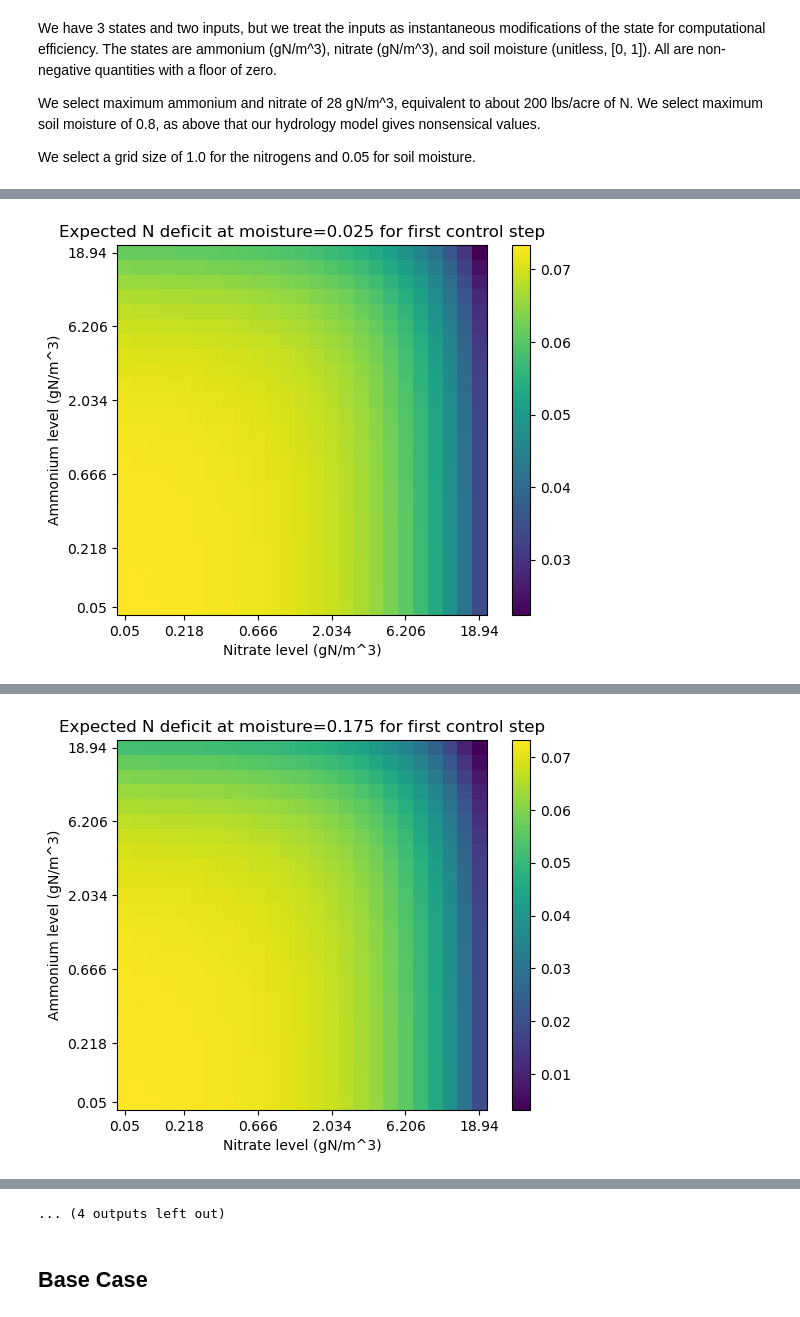
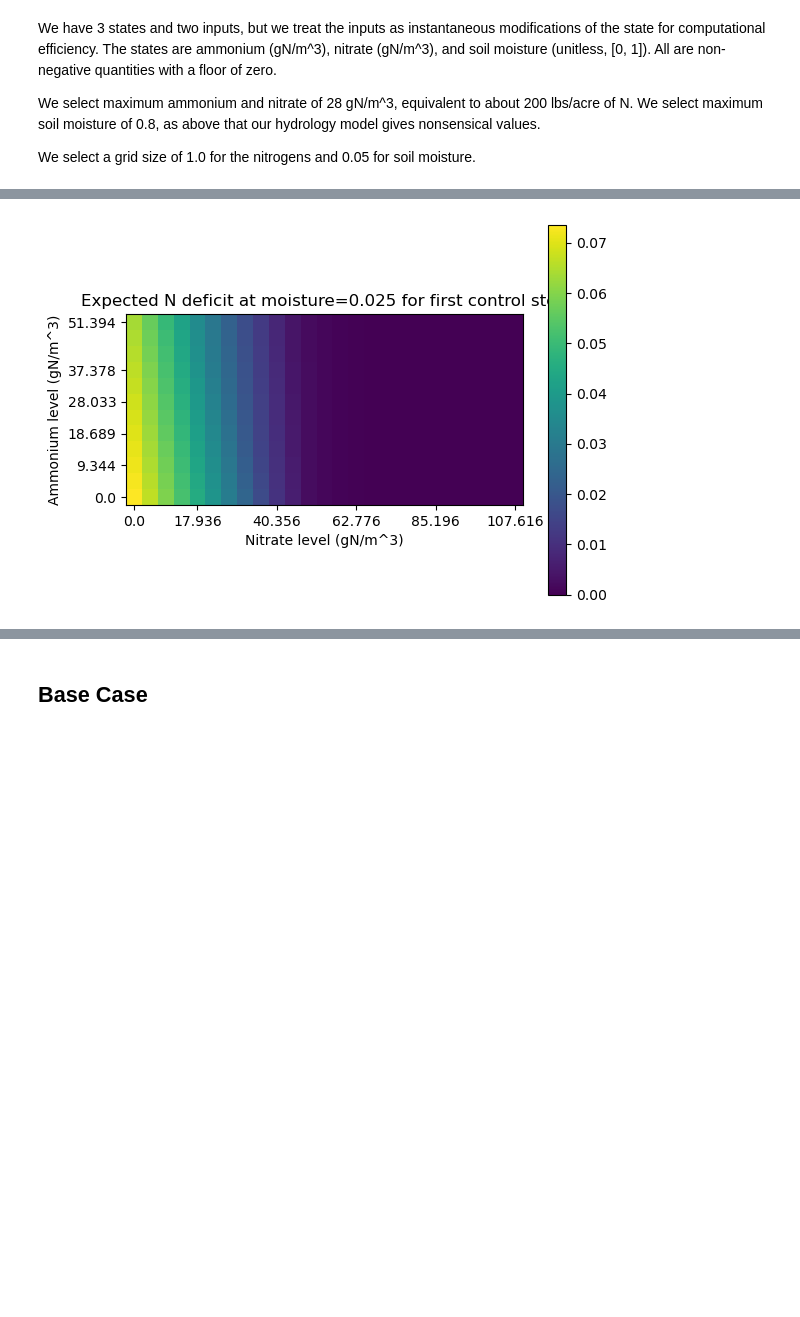
Before and after one commit to ryegleason/Optimal-Crop-Control, a Jupyter notebook: DPController.ipynb, the cells around one changed output, grey strips where cells are left out. Drawn from its saved outputs; the diff is of its cells as text; code cells hidden in the pictures; blank space fills up the shorter version.

```diff
--- a/DPController.ipynb
+++ b/DPController.ipynb
@@ -377,3 +400,12 @@ def accumulated_N_index_to_value(accumulated_N_idx: int) -> float:
 
 def single_step_accumulated_N_value_to_index(accumulated_N: float) -> int:
     return min(SINGLE_STEP_ACCUMULATED_N_NUM_STEPS - 1, int(accumulated_N / ACCUMULATED_N_GRID_SIZE))
+# %%
+minimum_moisture = indices_to_values(0, MOISTURE_NUM_STEPS - 2, 0, 0)[1]
+count = 0
+for i in range(1000):
+    rainfall = generate_rain(3)
+    leakage_rate_mm_per_day, _, _, _, _ = simulate_from_rain_through_SOM(rainfall, minimum_moisture)
+    if any(leakage_rate_mm_per_day > 0):
+        count += 1
+count
@@ -451,18 +497,22 @@ for i in range(NUM_CONTROL_STEPS):
 # %%
-def display_moisture_slice(array_slice: npt.NDArray[np.float64], title: str, point_nitrate = None, point_ammonium = None):
-    fig, ax = plt.subplots(1,1)
+def display_moisture_slice(array_slice: npt.NDArray[np.float64], title: str, from_nitrate: float = None, from_ammonium: float = None, to_nitrate: float = None, to_ammonium: float = None, fig: plt.Figure = None, ax: plt.Axes = None):
+    if fig is None or ax is None:
+        fig, ax = plt.subplots(1,1)
     img = ax.imshow(array_slice, origin='lower')
     fig.colorbar(img)
 
-    if point_nitrate is not None and point_ammonium is not None:
-        x_in_log_scale = math.log(point_nitrate / NITRATE_MINIMUM_CELL, NITRATE_SCALE_FACTOR)
-        y_in_log_scale = math.log(point_ammonium / AMMONIUM_MINIMUM_CELL, AMMONIUM_SCALE_FACTOR)
-        ax.plot([x_in_log_scale], [y_in_log_scale], 'o', color="pink")
+    if from_nitrate is not None and from_ammonium is not None:
+        ax.plot([from_nitrate / NITRATE_GRID_SIZE], [from_ammonium / AMMONIUM_GRID_SIZE], 'o', color="pink")
+        if to_nitrate is not None and to_ammonium is not None:
+            ax.plot([to_nitrate / NITRATE_GRID_SIZE], [to_ammonium / AMMONIUM_GRID_SIZE], 'o', color="pink")
+            # ax.arrow(from_nitrate, from_ammonium, to_nitrate - from_nitrate, to_ammonium - from_ammonium)
+            ax.annotate("", xytext=(from_nitrate / NITRATE_GRID_SIZE, from_ammonium / AMMONIUM_GRID_SIZE), xy=(to_nitrate / NITRATE_GRID_SIZE, to_ammonium / AMMONIUM_GRID_SIZE), textcoords="data", arrowprops=dict(arrowstyle="->", color="pink"), annotation_clip=False)
+    #     x_in_log_scale = math.log(point_nitrate / NITRATE_MINIMUM_CELL, NITRATE_SCALE_FACTOR)
+    #     y_in_log_scale = math.log(point_ammonium / AMMONIUM_MINIMUM_CELL, AMMONIUM_SCALE_FACTOR)
+    #     ax.plot([x_in_log_scale], [y_in_log_scale], 'o', color="pink")
 
     ammonium_ticks = list(np.linspace(0, AMMONIUM_NUM_STEPS - 1, 6, dtype=np.int32))
     nitrate_ticks = list(np.linspace(0, NITRATE_NUM_STEPS - 1, 6, dtype=np.int32))
-    # ammonium_ticks = ax.get_yticks()
-    # nitrate_ticks = ax.get_xticks()
     ammonium_labels = []
     for tick in ammonium_ticks:
         ammonium_labels.append(str(round(indices_to_values(0, 0, tick, 0)[2], 3)))
@@ -477,5 +527,8 @@ def display_moisture_slice(array_slice: npt.NDArray[np.float64], title: str, poi
     ax.set_ylabel("Ammonium level (gN/m^3)")
     ax.set_xlabel("Nitrate level (gN/m^3)")
     ax.set_title(title)
+
+def moisture_idx_to_string(moisture_index: int):
+    return str(round(indices_to_values(0, moisture_index, 0, 0)[1], 3))
 # %%
 plt.figure()
@@ -513,0 +569,3 @@ Text(0, 0.5, 'probability')
+# %%
+for i in range (MOISTURE_NUM_STEPS):
+    display_moisture_slice(np.sum(transition_counts, (0, 1, 6, 7, 8, 9), np.float64)[i, :, :, 1] / (NUM_TRIALS_PER_INITIAL_CONDITION * 2 * NUM_CONTROL_STEPS), "Probability of leaching violation")
@@ -514,9 +586,6 @@ Text(0, 0.5, 'probability')
 # %%
-def moisture_idx_to_string(moisture_index: int):
-    return str(round(indices_to_values(0, moisture_index, 0, 0)[1], 3))
-
-for i in range(MOISTURE_NUM_STEPS):
-    display_moisture_slice(expected_plant_N_deficit_cost_USD[0, 0, i], "Expected N deficit at moisture=" + moisture_idx_to_string(i) + " for first control step")
+for i in range(3): # should be MOISTURE_NUM_STEPS but I'm tired of scrolling past a million plots
+    display_moisture_slice(expected_plant_N_deficit_cost_USD[0, 0, 0, i], "Expected N deficit at moisture=" + moisture_idx_to_string(i) + " for first control step")
 # plt.close()
 # %% [output]
-[figure, old version]
+[figure, new version]
@@ -525 +593,0 @@ for i in range(MOISTURE_NUM_STEPS):
-[figure, removed]
@@ -534,4 +594,3 @@ for i in range(MOISTURE_NUM_STEPS):
-... (4 outputs left out)
 # %%
 #TODO irrigation?
 def find_optimal_cost_and_input(cost_to_go_from_cell_without_fertilizer: npt.NDArray[np.float64], output_cost_to_go: npt.NDArray[np.float64], output_ammonium_add_cells: npt.NDArray[np.uint8], output_nitrate_add_cells: npt.NDArray[np.uint8]):
```
Also changed, not shown: parts of 43 cells of this notebook.
